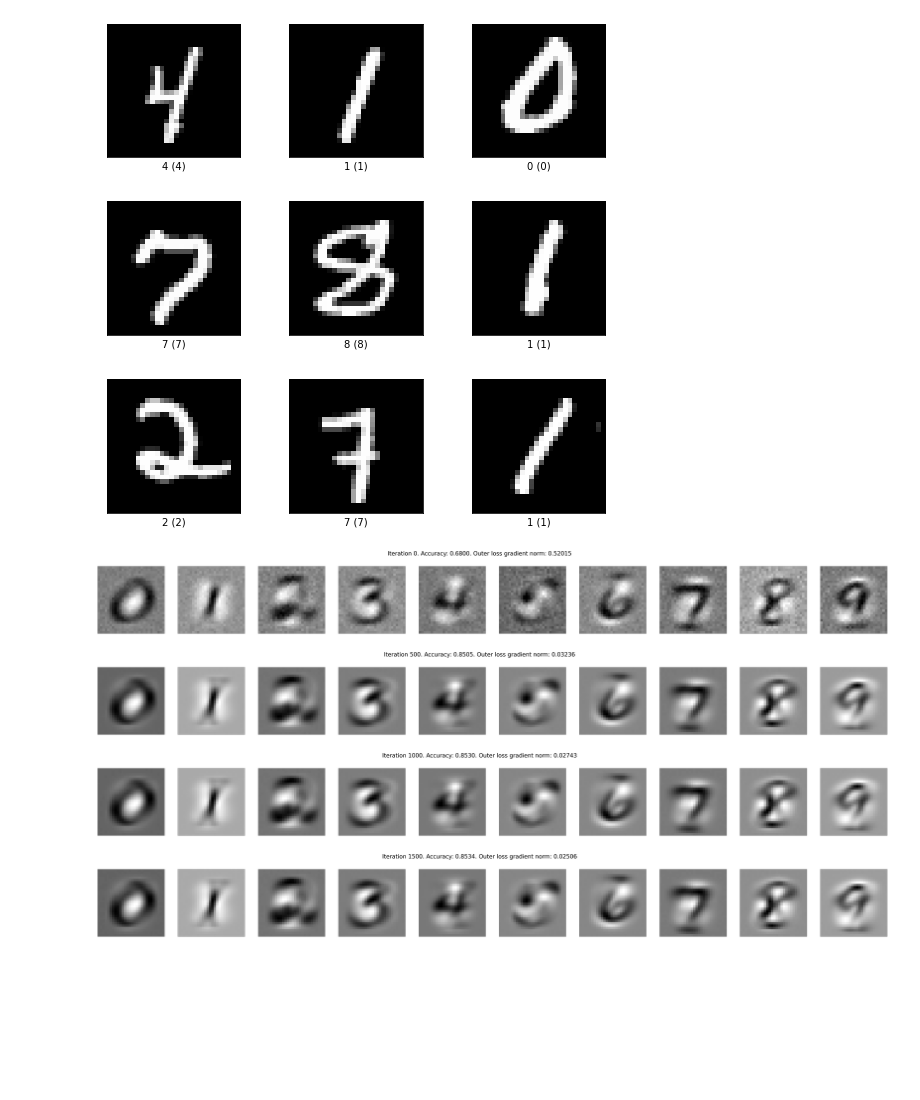
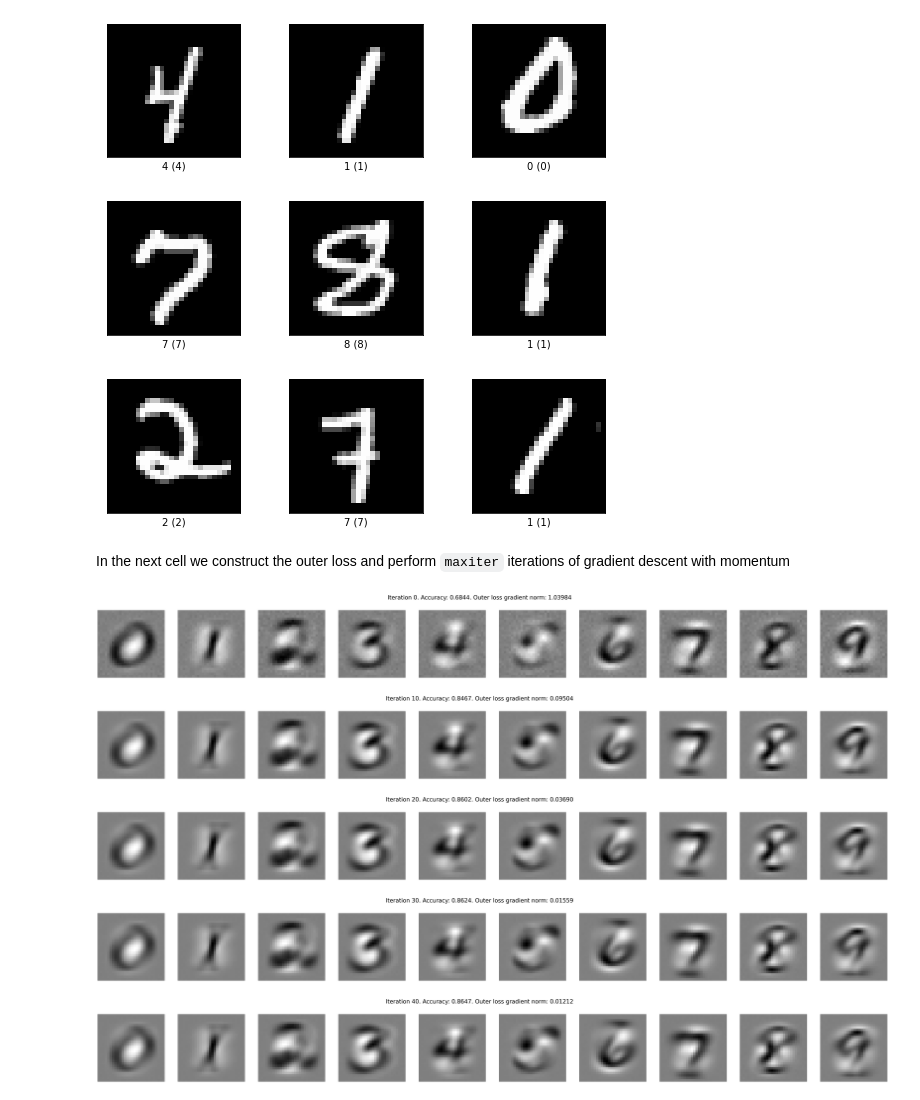
Before and after one commit to google/jaxopt, a Jupyter notebook: examples/dataset_distillation.ipynb, the cells around one changed output. Drawn from its saved outputs; the diff is of its cells as text; code cells hidden in the pictures; blank space fills up the shorter version.

```diff
--- a/examples/dataset_distillation.ipynb
+++ b/examples/dataset_distillation.ipynb
@@ -33,8 +32,8 @@ from colabtools import adhoc_import
 # %%
 # load mnist
 mnist_train, ds_info = tfds.load(name="mnist", split="train", with_info=True)
-images = jnp.array([ex['image'].ravel() for ex in tfds.as_numpy(mnist_train)]) / 255.0
-labels = jnp.array([ex['label'] for ex in tfds.as_numpy(mnist_train)])
+images_train = jnp.array([ex['image'].ravel() for ex in tfds.as_numpy(mnist_train)]) / 255.0
+labels_train = jnp.array([ex['label'] for ex in tfds.as_numpy(mnist_train)])
 
 mnist_test = tfds.load(name="mnist", split="test")
 images_test = jnp.array([ex['image'].ravel() for ex in tfds.as_numpy(mnist_test)]) / 255.0
@@ -45,72 +44,69 @@ fig = tfds.show_examples(mnist_train, ds_info)
 # %% [output]
 Some examples
 [figure]
+# %% [markdown]
+In the next cell we construct the outer loss and perform `maxiter` iterations of gradient descent with momentum
 # %%
-# do gradient descent on the outer loss.
-
 # parameters of the logistic regression problem
 params = jnp.ones((28 * 28, 10))
 
 rng = jax.random.PRNGKey(0)
-estimated_img = jax.random.normal(rng, (10, 28 * 28)) / (28 * 28)
+
+# distilled images (initialized at random, to be learned)
+distilled_images = jax.random.normal(rng, (10, 28 * 28)) / (28 * 28)
+distilled_labels = jnp.arange(10)
 
 # vt will be the momentum term
-vt = jnp.zeros_like(estimated_img)
-
+vt = jnp.zeros_like(distilled_images)
 
 # optimization parameters for the outer loss
 stepsize = 1
 momentum = 0.9
-maxiter = 2000
-logloss = jax.vmap(loss.multiclass_logistic_loss)
+maxiter = 50
 
 # amount of L2 reglarization of the inner problem. This helps both the
 # convergence of the inner problem and the computation of the hypergradient
 l2reg = 1e-1
 
-# the inner problem computes the model trained on the 10 images from
-# estimated_img
-def inner_loss(x, params_fun=estimated_img):
-  scores = jnp.dot(params_fun, x)
-  return jnp.mean(logloss(jnp.arange(10), scores)) + l2reg * jnp.sum(x * x)
+inner_loss = objectives.l2_multiclass_logreg
+gd = GradientDescent(fun=inner_loss, tol=1e-3, maxiter=500)
 
-
-all_ft = []
-all_ft_unrolled = []
 for it in range(maxiter):
 
-  inner_solver = gradient_descent.make_solver_fun(
-      inner_loss, params)
+  def outer_loss(img):
+    # inner_sol is the solution to the inner problem, which computes the
+    # model trained on the 10 images from distilled_images
+    inner_sol, _ = gd.run(params, l2reg, (img, distilled_labels))
+    return objectives.l2_multiclass_logreg(
+        inner_sol, 0, (images_train, labels_train)), inner_sol
 
-  def outer_loss(img):
-    inner_sol = inner_solver(img)
-    scores = jnp.dot(images, inner_sol)
-    return jnp.mean(logloss(labels, scores)), inner_sol
-
-  (ft, params), gt = jax.value_and_grad(outer_loss, has_aux=True)(estimated_img)
+  value_and_grad = jax.value_and_grad(outer_loss, has_aux=True)
+  (ft, params), gt = value_and_grad(distilled_images)
   vt = momentum * vt + gt
-  estimated_img -= (stepsize  / (it + 1)) * vt
+  distilled_images -= (stepsize / (it + 1)) * vt
 
   # print progress and plot current results every 100
-  if it % 500 == 0:
+  if it % 10 == 0:
 
     # compute accuracy on test set
-    inner_sol = inner_solver(estimated_img)
+    inner_sol, _ = gd.run(params, l2reg, (distilled_images, distilled_labels))
     scores_test = jnp.dot(images_test, inner_sol)
     accuracy = jnp.mean(jnp.argmax(scores_test, -1) == labels_test)
 
     fig, axarr = plt.subplots(1, 10, figsize=(10 * 10, 1 * 10))
     plt.suptitle(
         "Iteration %s. Accuracy: %.4f. Outer loss gradient norm: %.5f" % \
         (it, accuracy, jnp.linalg.norm(gt)), fontsize=40)
     for i in range(10):
-      img_i = estimated_img[i].reshape((28, 28))
-      axarr[i].imshow(img_i / jnp.abs(img_i).max(), cmap=plt.cm.gray_r)
+      img_i = distilled_images[i].reshape((28, 28))
+      axarr[i].imshow(
+          img_i / jnp.abs(img_i).max(), cmap=plt.cm.gray_r, vmin=-1, vmax=1)
       axarr[i].set_xticks(())
       axarr[i].set_yticks(())
     plt.show()
 # %% [output]
-[figure, old version]
+[figure, new version]
-[figure, old version]
+[figure, new version]
-[figure, old version]
+[figure, new version]
-[figure, old version]
+[figure, new version]
+[figure, added]
```
Also changed, not shown: parts of 1 cell of this notebook, 4 other files.
